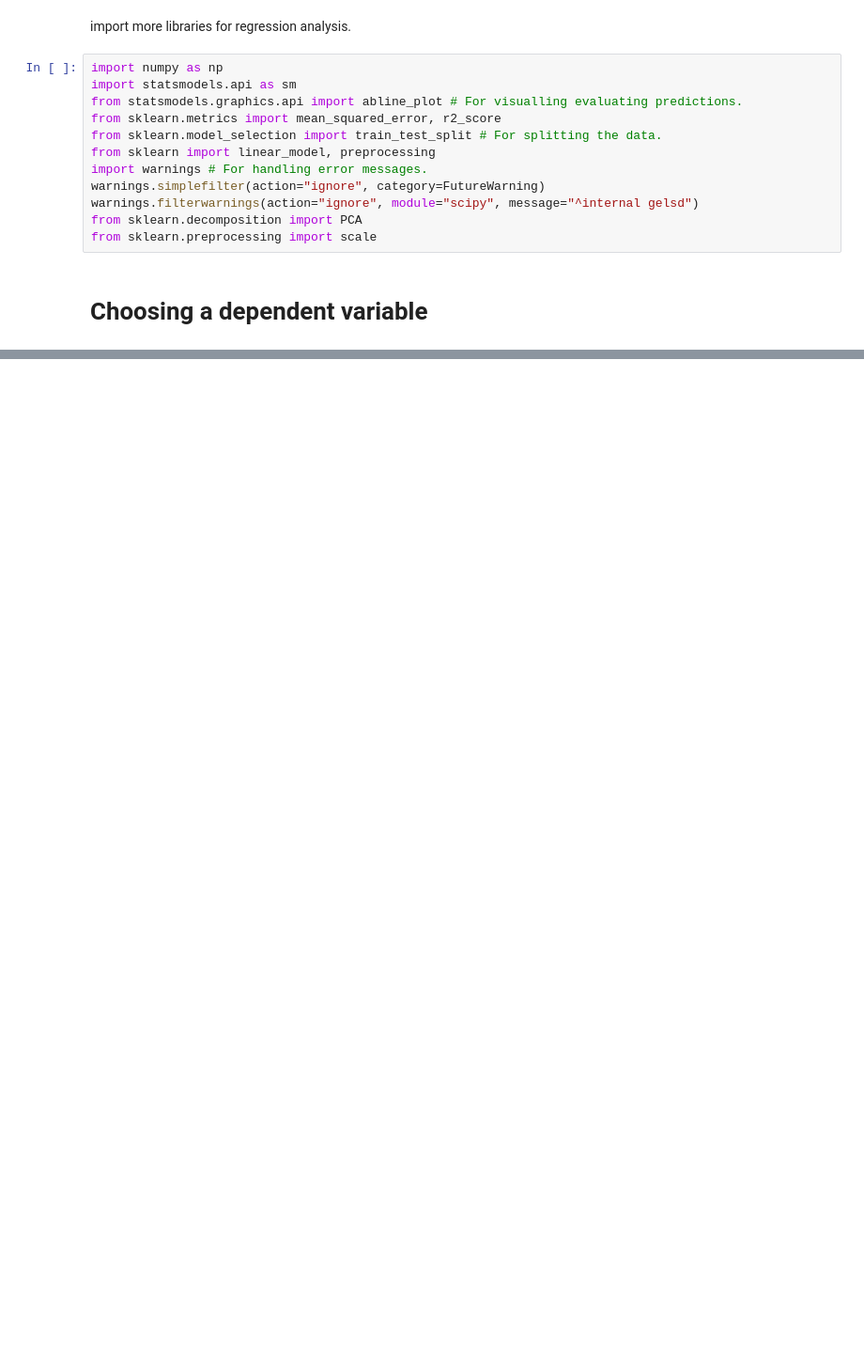
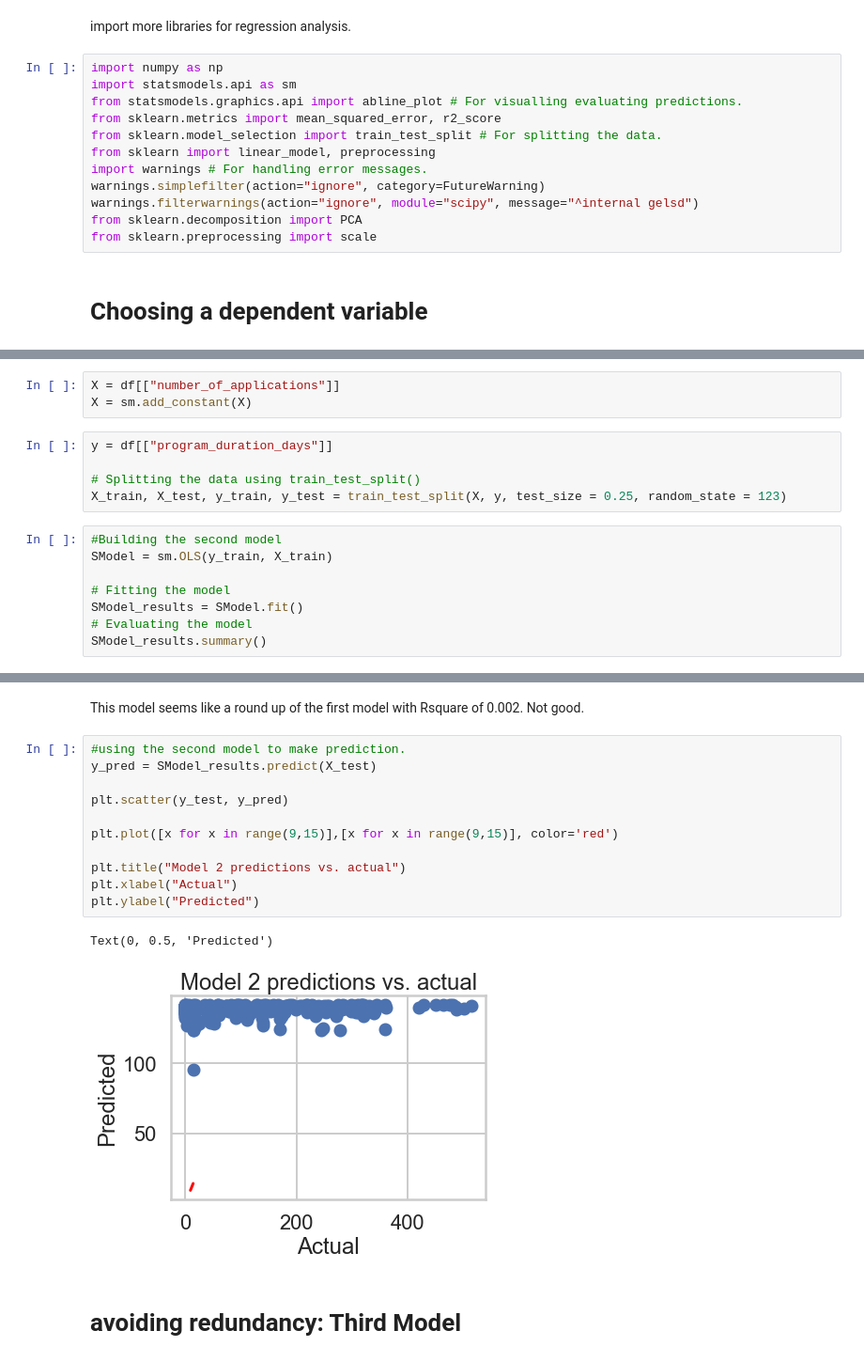
Before and after one commit to samokoye/Machine-Learning, a Jupyter notebook: Pathrise Business Analysis/Data Analysis for Pathrise Company.ipynb, the cells around one changed output, grey strips where cells are left out. Shown at 94% size. Drawn from its saved outputs; the diff is of its cells as text; blank space fills up the shorter version.

```diff
--- a/Pathrise Business Analysis/Data Analysis for Pathrise Company.ipynb
+++ b/Pathrise Business Analysis/Data Analysis for Pathrise Company.ipynb
@@ -326,0 +370,16 @@ The #2 is a linear regression progression problem and i will be using "program_d
+# %%
+X = df[["number_of_applications"]]
+X = sm.add_constant(X)
+# %%
+y = df[["program_duration_days"]]
+
+# Splitting the data using train_test_split()
+X_train, X_test, y_train, y_test = train_test_split(X, y, test_size = 0.25, random_state = 123)
+# %%
+#Building the second model
+SModel = sm.OLS(y_train, X_train)
+
+# Fitting the model
+SModel_results = SModel.fit()
+# Evaluating the model
+SModel_results.summary()
@@ -326,0 +406,18 @@ The #2 is a linear regression progression problem and i will be using "program_d
+# %% [markdown]
+This model seems like a round up of the first model with Rsquare of 0.002. Not good.
+# %%
+#using the second model to make prediction.
+y_pred = SModel_results.predict(X_test)
+
+plt.scatter(y_test, y_pred)
+
+plt.plot([x for x in range(9,15)],[x for x in range(9,15)], color='red')
+
+plt.title("Model 2 predictions vs. actual")
+plt.xlabel("Actual")
+plt.ylabel("Predicted")
+# %% [output]
+Text(0, 0.5, 'Predicted')
+[figure, added]
+# %% [markdown]
+# avoiding redundancy: Third Model
```
Also changed, not shown: parts of 47 cells of this notebook.
